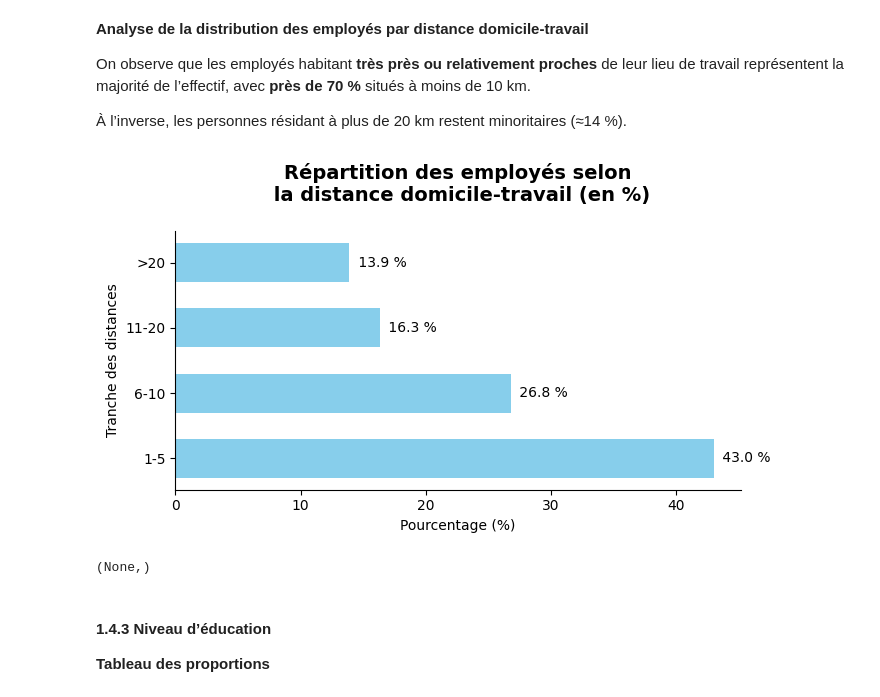
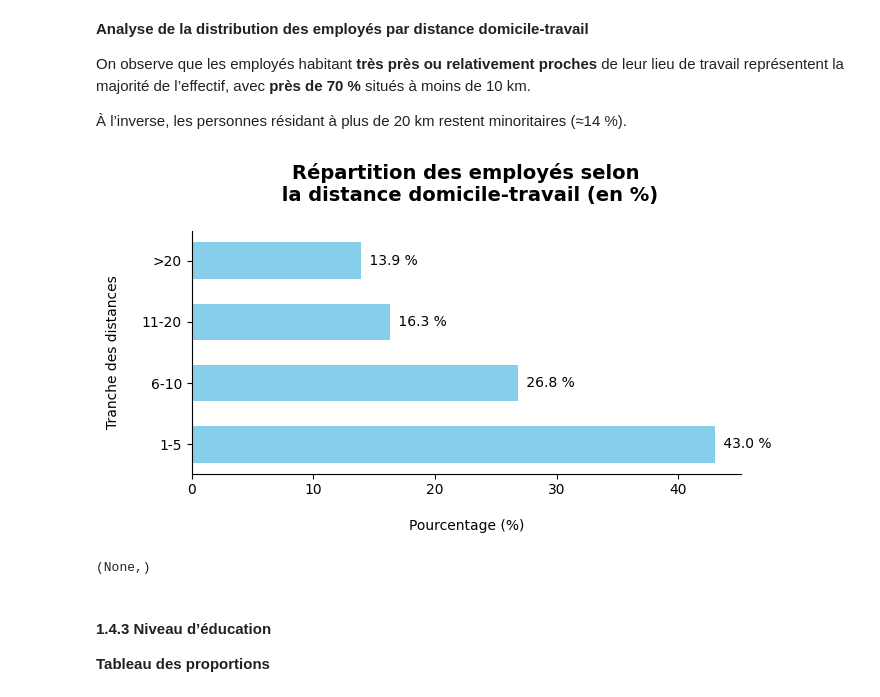
Before and after one commit to Kemuri15/employee-attrition-analysis, a Jupyter notebook: notebooks/03_axe_1_conditions_personnelle.ipynb, the cells around one changed output. Drawn from its saved outputs; the diff is of its cells as text; code cells hidden in the pictures.

```diff
--- a/notebooks/03_axe_1_conditions_personnelle.ipynb
+++ b/notebooks/03_axe_1_conditions_personnelle.ipynb
@@ -320,35 +320,35 @@ avec **près de 70 %** situés à moins de 10 km.
 # %%
 # Trier
 distanceFromHome_count = distanceFromHome_count.sort_values("Tranche_Distance", ascending=True)
 
 fig, ax = plt.subplots(figsize=(7,4))
 
 ax.spines["top"].set_visible(False)
 ax.spines["right"].set_visible(False)
 
 # données
 x = np.arange(len(distanceFromHome_count.index))
 y = distanceFromHome_count["Pourcentage"]
 
 # Barplot
 barhs = ax.barh(x, y, height=0.6, color="skyblue")
 
 # Pourcentage affiché
 ax.bar_label(barhs, labels=[f'{v : .1F} % ' for v in y], padding=3)
 
 # Axes et labels
 
 ax.set_yticks(x)
 ax.set_yticklabels(distanceFromHome_count["Tranche_Distance"])
 
-ax.set_xlabel("Pourcentage (%)")
-ax.set_ylabel("Tranche des distances")
+ax.set_xlabel("\nPourcentage (%)")
+ax.set_ylabel("Tranche des distances\n")
 ax.set_title("Répartition des employés selon\n la distance domicile-travail (en %)\n", fontsize=14, fontweight="bold")
 
 fig.tight_layout()
 plt.show(),
 # %% [output]
-[figure, old version]
+[figure, new version]
 (None,)
 # %% [markdown]
 #### 1.4.3 Niveau d’éducation
```
Also changed, not shown: parts of 36 cells of this notebook, 2 other files.
